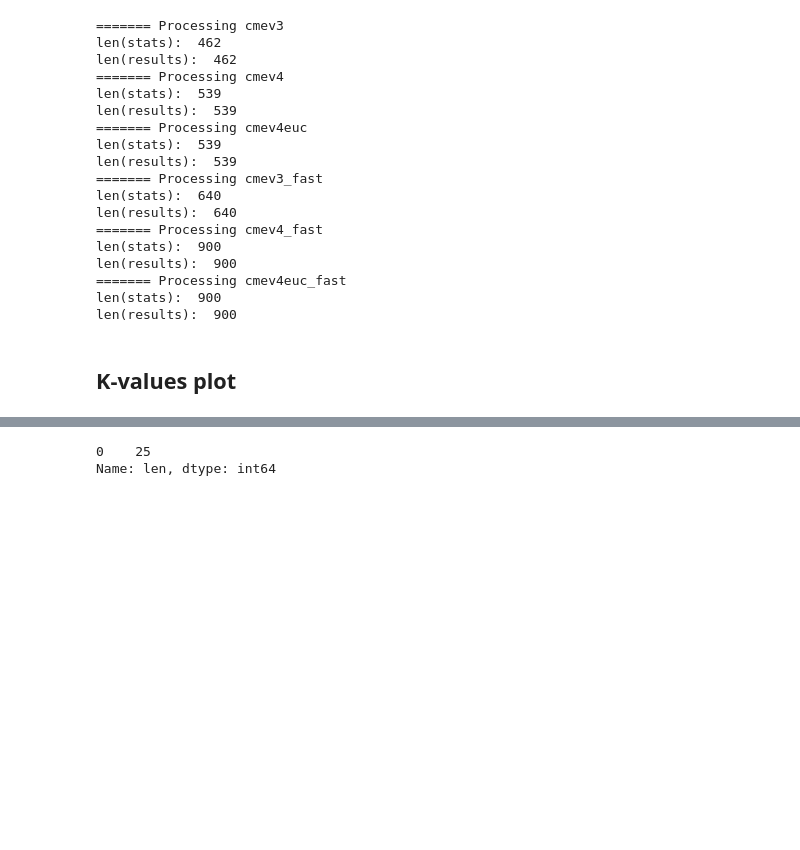
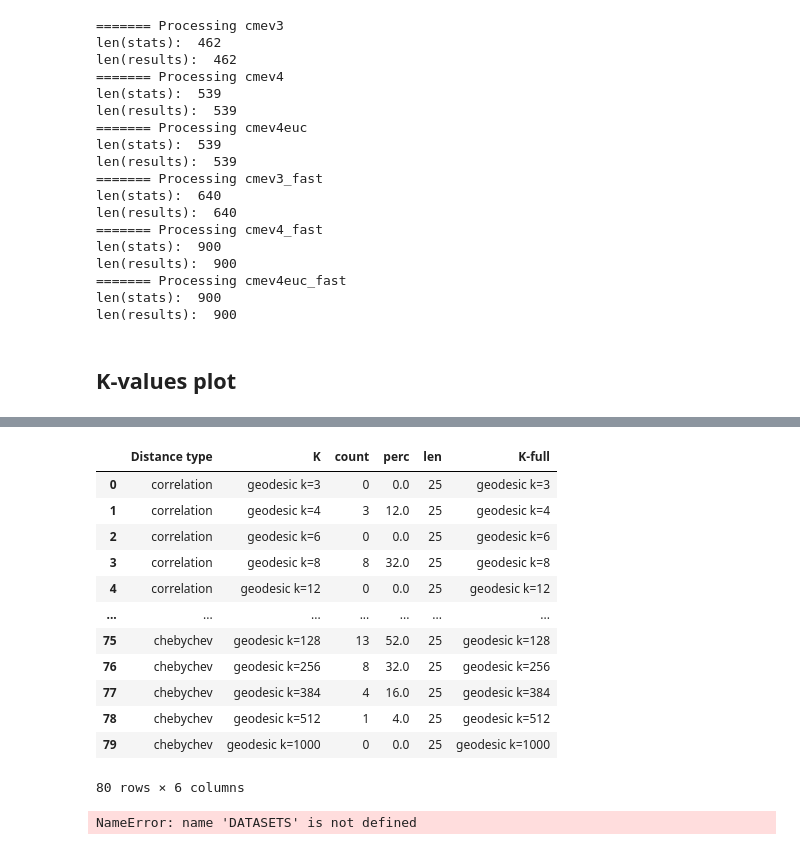
Before and after one commit to braindynamicslab/demapper, a Jupyter notebook: notebooks/evaluate_analysis_cme.ipynb, the cells around one changed output, grey strips where cells are left out. Saved outputs shown, nothing was run; the diff lists cells and outputs as text; code cells hidden in the pictures; blank space fills up the shorter version.

```diff
--- a/notebooks/evaluate_analysis_cme.ipynb
+++ b/notebooks/evaluate_analysis_cme.ipynb
@@ -396,3 +488,20 @@ len(results):  4125
+# %%
+
+counts_geo_df
+# %% [output]
+|  | Distance type | K | count | perc | len | K-full |
+| 0 | correlation | geodesic k=3 | 0 | 0.0 | 25 | geodesic k=3 |
+| 1 | correlation | geodesic k=4 | 3 | 12.0 | 25 | geodesic k=4 |
+| 2 | correlation | geodesic k=6 | 0 | 0.0 | 25 | geodesic k=6 |
+| 3 | correlation | geodesic k=8 | 8 | 32.0 | 25 | geodesic k=8 |
+| 4 | correlation | geodesic k=12 | 0 | 0.0 | 25 | geodesic k=12 |
+| ... | ... | ... | ... | ... | ... | ... |
+| 75 | chebychev | geodesic k=128 | 13 | 52.0 | 25 | geodesic k=128 |
+| 76 | chebychev | geodesic k=256 | 8 | 32.0 | 25 | geodesic k=256 |
+| 77 | chebychev | geodesic k=384 | 4 | 16.0 | 25 | geodesic k=384 |
+| 78 | chebychev | geodesic k=512 | 1 | 4.0 | 25 | geodesic k=512 |
+| 79 | chebychev | geodesic k=1000 | 0 | 0.0 | 25 | geodesic k=1000 |
+80 rows × 6 columns
 # %%
 
 ### Non-geodesic distribution
@@ -449,11 +558,10 @@ g.set_axis_labels("", "Percentage valid")
 g.set(ylim=(0, 100))
 g.set_xticklabels(rotation=70)
 plt.tight_layout()
-# plt.show()
+plt.show()
 
-save_path = os.path.join(datadir, 'nongeo_dists_{}_distrib.png'.format(sbj))
-plt.savefig(save_path, dpi=150)
-plt.close()
+# save_path = os.path.join(datadir, 'nongeo_dists_{}_distrib.png'.format(sbj))
+# plt.savefig(save_path, dpi=150)
+# plt.close()
 # %% [output]
-0    25
-Name: len, dtype: int64
+NameError: name 'DATASETS' is not defined
```
Also changed, not shown: parts of 9 cells of this notebook, 12 other files.
